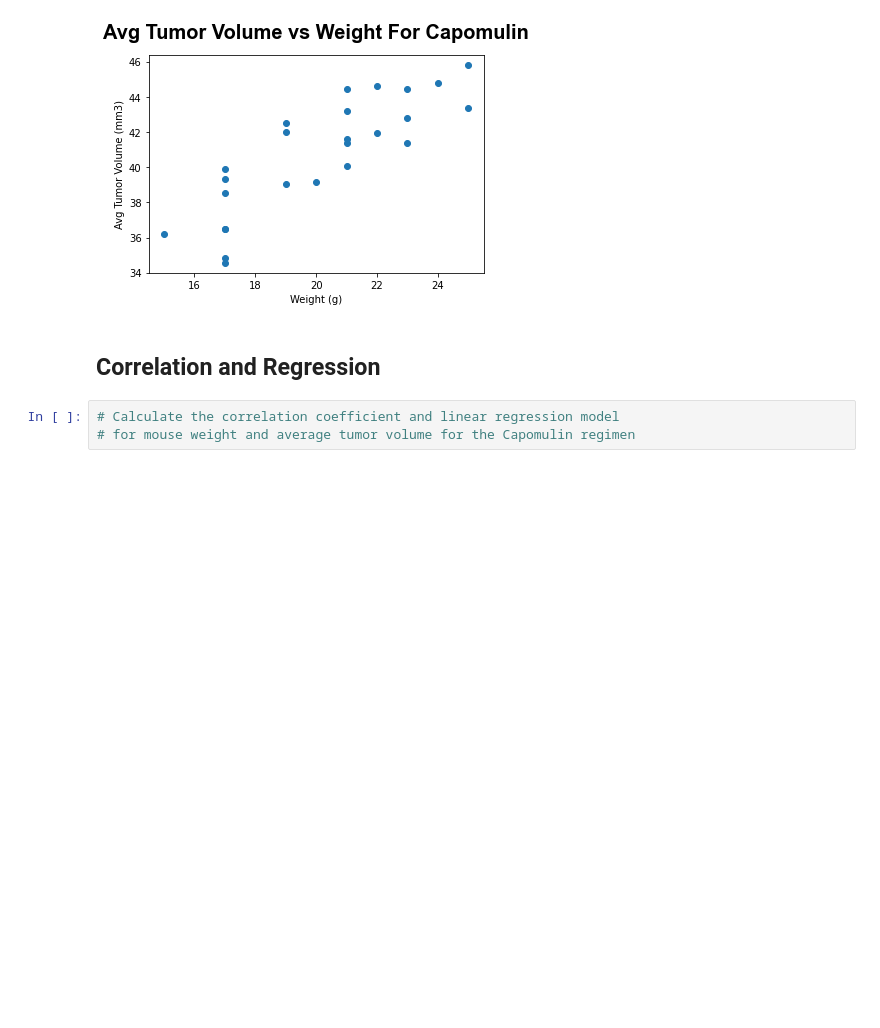
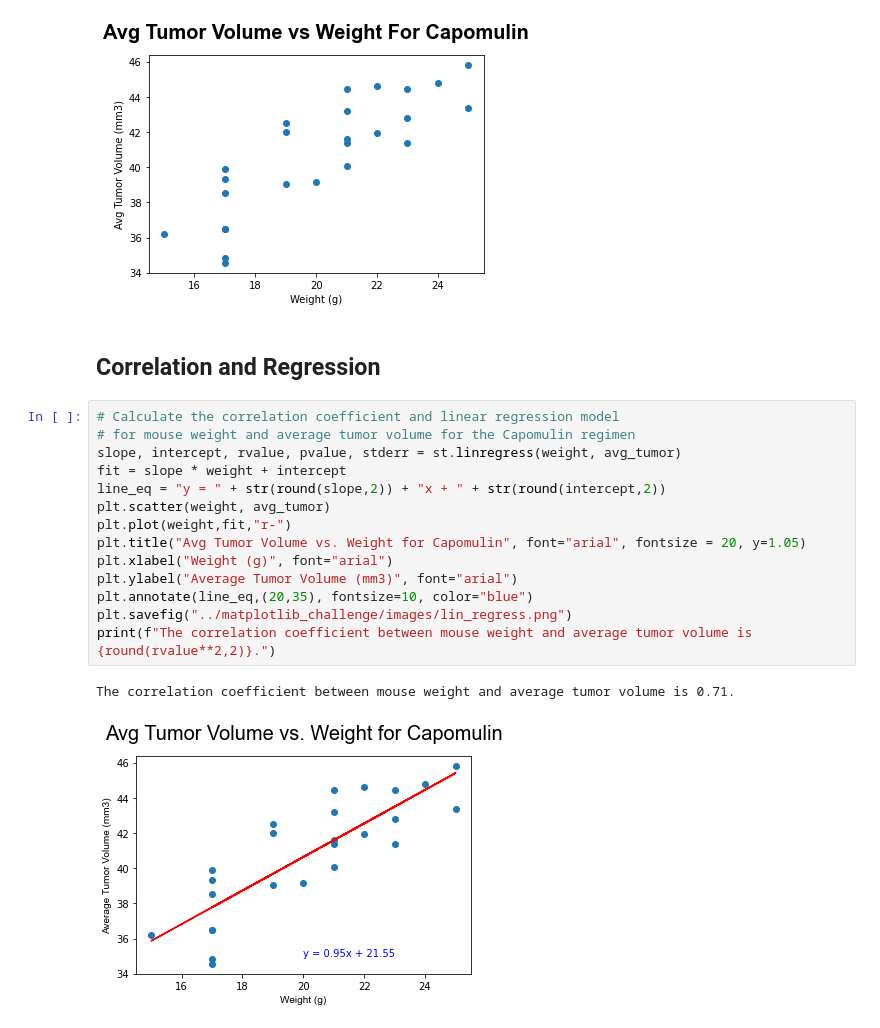
Before and after one commit to tlenzmeier58/matplotlib_challenge, a Jupyter notebook: pymaceuticals_starter.ipynb, the cells around one changed output. Drawn from its saved outputs; the diff is of its cells as text; blank space fills up the shorter version.

```diff
--- a/pymaceuticals_starter.ipynb
+++ b/pymaceuticals_starter.ipynb
@@ -361,6 +366,20 @@ plt.show()
 [figure]
 # %% [markdown]
 ## Correlation and Regression
-# %%
-# Calculate the correlation coefficient and linear regression model
-# for mouse weight and average tumor volume for the Capomulin regimen
+# %%
+# Calculate the correlation coefficient and linear regression model
+# for mouse weight and average tumor volume for the Capomulin regimen
+slope, intercept, rvalue, pvalue, stderr = st.linregress(weight, avg_tumor)
+fit = slope * weight + intercept
+line_eq = "y = " + str(round(slope,2)) + "x + " + str(round(intercept,2))
+plt.scatter(weight, avg_tumor)
+plt.plot(weight,fit,"r-")
+plt.title("Avg Tumor Volume vs. Weight for Capomulin", font="arial", fontsize = 20, y=1.05)
+plt.xlabel("Weight (g)", font="arial")
+plt.ylabel("Average Tumor Volume (mm3)", font="arial")
+plt.annotate(line_eq,(20,35), fontsize=10, color="blue")
+plt.savefig("../matplotlib_challenge/images/lin_regress.png")
+print(f"The correlation coefficient between mouse weight and average tumor volume is {round(rvalue**2,2)}.")
+# %% [output]
+The correlation coefficient between mouse weight and average tumor volume is 0.71.
+[figure, added]
```
Also changed, not shown: parts of 5 cells of this notebook, 6 other files.
